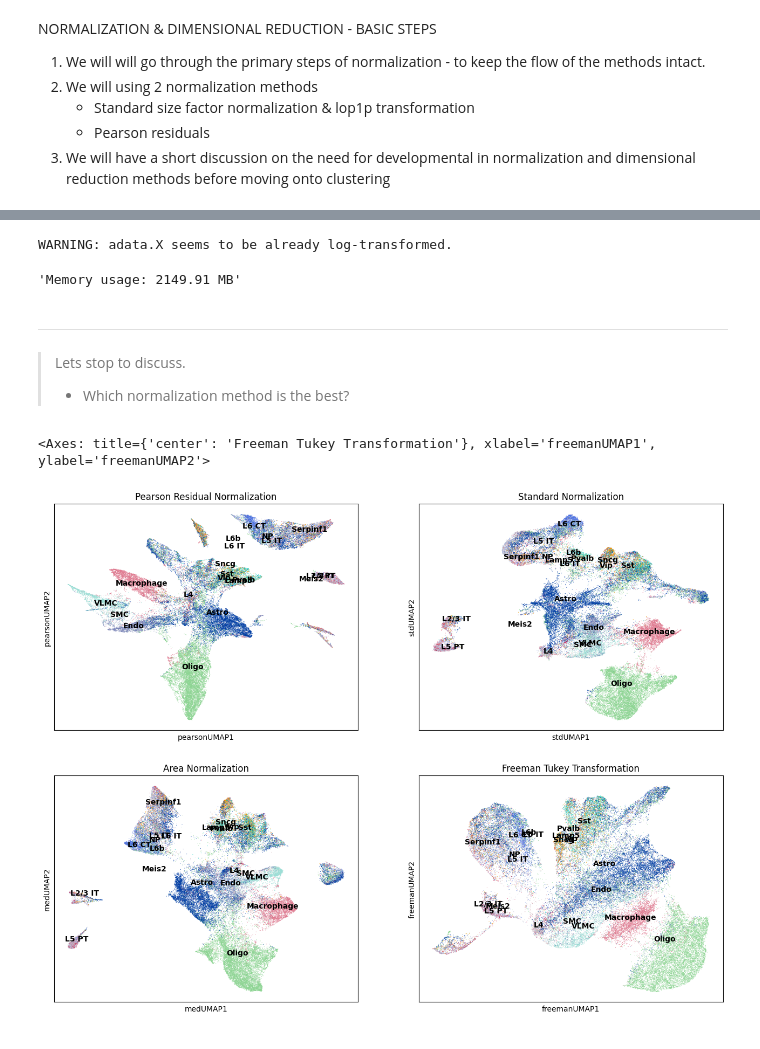
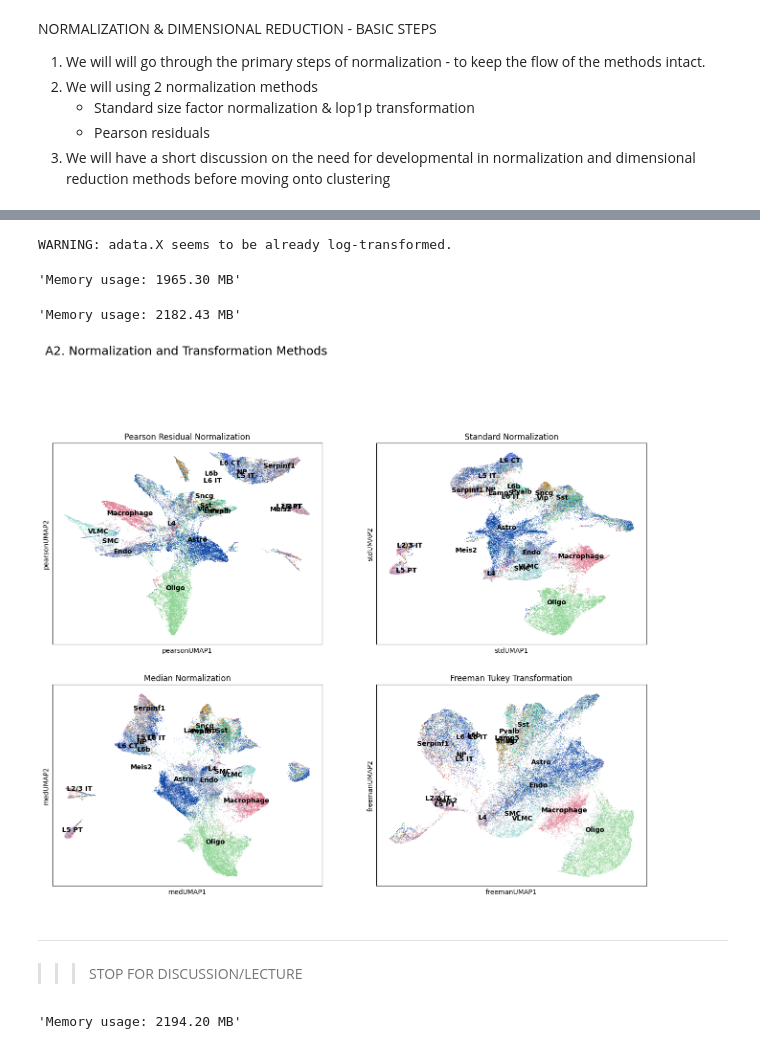
Before and after one commit to dr-sayyadhury/spatial_analysis_workshop_iso2024, a Jupyter notebook: scripts/module3/module3___building_your_spatial_model_script01.ipynb, the cells around one changed output, grey strips where cells are left out. Cells and saved outputs as stored; diff of their text form; code cells hidden in the pictures.

```diff
--- a/scripts/module3/module3___building_your_spatial_model_script01.ipynb
+++ b/scripts/module3/module3___building_your_spatial_model_script01.ipynb
@@ -208,14 +230,10 @@ THINK THESE AFFECT THE COUNTS MODEL DISTRIBUTION AND SUBSEQUENT NORMALIATION MET
 >    * PARTICIPANTS ARE ENCOURAGED TO TRY OUT THESE ALTERNATIVE PACKAGES WHICH GIVES MORE FLEXIBILITY IN PARAMTER TUNING AND TO USE MACHINE LEARNING MODELING TO SPEED PROCESSING AS SINGLE MOLECULE SPATIAL DATASETS ARE MANIFOLD LARGER THAN SINGLE CELL DATASETS
 ---
 # %%
-
 
 # 3. Median size factor normalization
 ### now perform the standard normalization and transformation
 
-'''
-FILL IN THE BLANKS
-'''
 adata.X = adata.raw.X.copy() ### reset the adata.X to the raw data
 median = np.median(adata.X.sum(axis=1)) ### calculate the median of the sum of the adata.X
 
@@ -226,95 +244,96 @@ sc.pp.log1p(adata) ### perform the log1p transformation
 adata.layers['log1p_med'] = adata.X.copy() ### save the normalized and transformed adata.X in the layer
 
 sc.pp.pca(adata, n_comps=9, svd_solver='arpack') ### perform PCA
-adata.obsm['areaPCA'] = adata.obsm['X_pca'].copy() ### save the X_PCA coordinates to another layer labeled stdPCA
+adata.obsm['medPCA'] = adata.obsm['X_pca'].copy() ### save the X_PCA coordinates to another layer labeled stdPCA
 
 sc.pp.neighbors(adata, n_pcs=9, n_neighbors=27) ### find the neighbors
-adata.uns['area_neigh'] = adata.uns['neighbors'] ### save the neighbors in another layer
+adata.uns['med_neigh'] = adata.uns['neighbors'] ### save the neighbors in another layer
 
 sc.tl.umap(adata, neighbors_key='med_neigh', min_dist=0.1, spread=1.0, method='umap', init_pos='spectral') ### perform UMAP
-adata.obsm['areaUMAP'] = adata.obsm['X_umap'].copy() ### save the UMAP coordinates to another layer labeled stdUMAP
+adata.obsm['medUMAP'] = adata.obsm['X_umap'].copy() ### save the UMAP coordinates to another layer labeled stdUMAP
 
 #sc.tl.leiden(adata, resolution=0.3, key_added='std_leiden_0.3')
+
+
+#----------------------------------------------
+ppf.get_memory_usage() ### monitor memory usage
 # %% [output]
 WARNING: adata.X seems to be already log-transformed.
-'Memory usage: 2149.91 MB'
 # %%
 
 # 4. Freeman Tukey transformation
 adata.X = adata.raw.X.copy() ### reset the adata.X to the raw data
 
-'''
-FILL IN THE BLANKS
-'''
 ### use numpy to perform the freeman tukey transformation
 adata.X = np.sqrt(adata.X) + np.sqrt(adata.X+1) ### perform the freeman tukey transformation
 adata.layers['freemanTukey'] = adata.X  ### save the normalized and transformed adata.X in the layer
 
-'''
-FILL IN THE BLANKS
-'''
 sc.pp.pca(adata, n_comps=9, svd_solver='arpack') ### perform PCA
 adata.obsm['freemanPCA'] = adata.obsm['X_pca'].copy() ### save the X_PCA coordinates to another layer labeled freemanPCA
 
-'''
-FILL IN THE BLANKS
-'''
 sc.pp.neighbors(adata, n_pcs=9, n_neighbors=27) ### find the neighbors
 adata.uns['freeman_neigh'] = adata.uns['neighbors'] ### save the neighbors in another layer
 sc.tl.umap(adata, neighbors_key='freeman_neigh', min_dist=0.1, spread=1.0, method='umap', init_pos='spectral') ### perform UMAP
 adata.obsm['freemanUMAP'] = adata.obsm['X_umap'].copy() ### save the UMAP coordinates to another layer labeled freemanUMAP
 
 
+#----------------------------------------------
 ppf.get_memory_usage() ### monitor memory usage
+# %% [output]
+'Memory usage: 1965.30 MB'
-# %% [markdown]
----
-> Lets stop to discuss.
->   * Which normalization method is the best?
 # %%
+
 fig, axes = plt.subplots(2, 2, figsize=(16, 12))
 axes = axes.flatten()
 
+fig.suptitle('A2. Normalization and Transformation Methods', fontsize=18, y=1.05, x=0.3)
 sc.pl.embedding(adata, basis='pearsonUMAP',
                 color='cell_label',
                 title='Pearson Residual Normalization',
                 legend_loc='on data',
                 ax=axes[0],
                 show=False)
 
 sc.pl.embedding(adata,
                 basis='stdUMAP',
                 color='cell_label',
                 title='Standard Normalization',
                 legend_loc='on data',
                 ax=axes[1],
                 show=False)
 
 sc.pl.embedding(adata,
                 basis='medUMAP',
                 color='cell_label',
                 title='Median Normalization',
                 legend_loc='on data',
                 ax=axes[2],
                 show=False)
 
 sc.pl.embedding(adata,
                 basis='freemanUMAP',
                 color='cell_label',
                 title='Freeman Tukey Transformation',
                 legend_loc='on data',
                 ax=axes[3],
                 show=False)
 
-plt.savefig(out+'module3/figures/figure02_normalization_transformations_4methods.png', dpi=300)
+plt.savefig(out+'module3/figures/figure02_a2.normalization_transformations_4methods.png', dpi=300)
+
+
+
+
+#----------------------------------------------
+ppf.get_memory_usage() ### monitor memory usage
 # %% [output]
-<Axes: title={'center': 'Freeman Tukey Transformation'}, xlabel='freemanUMAP1', ylabel='freemanUMAP2'>
+'Memory usage: 2182.43 MB'
-[figure, old version]
+[figure, new version]
+# %% [markdown]
+---
+>>> STOP FOR DISCUSSION/LECTURE
 # %%
-# 3. Freeman Tukey transformation
+# 5. Freeman Tukey transformation AFTER scaling
 
-'''
-FILL IN THE BLANKS
-'''
 ### use numpy to perform the freeman tukey transformation
 
 adata.X = adata.raw.X.copy() ### reset the adata.X to the raw data
@@ -326,18 +345,18 @@ adata.X = adata.X * (scale_factors[:, np.newaxis])  ### multiply the adata.X by
 adata.X = np.sqrt(adata.X) + np.sqrt(adata.X+1) ### perform the freeman tukey transformation
 adata.layers['freemanTukey_medN'] = adata.X  ### save the normalized and transformed adata.X in the layer
 
-'''
-FILL IN THE BLANKS
-'''
 sc.pp.pca(adata, n_comps=9, svd_solver='arpack') ### perform PCA
 adata.obsm['freeman_medN_PCA'] = adata.obsm['X_pca'].copy() ### save the X_PCA coordinates to another layer labeled freemanPCA
 
-'''
-FILL IN THE BLANKS
-'''
 sc.pp.neighbors(adata, n_pcs=9, n_neighbors=27) ### find the neighbors
 adata.uns['freeman_medN_neigh'] = adata.uns['neighbors'] ### save the neighbors in another layer
 sc.tl.umap(adata, neighbors_key='freeman_medN_neigh', min_dist=0.1, spread=1.0, method='umap', init_pos='spectral') ### perform UMAP
 adata.obsm['freeman_medN_UMAP'] = adata.obsm['X_umap'].copy() ### save the UMAP coordinates to another layer labeled freemanUMAP
+
+
+#----------------------------------------------
+ppf.get_memory_usage() ### monitor memory usage
+# %% [output]
+'Memory usage: 2194.20 MB'
 # %%
 fig, axes = plt.subplots(1, 2, figsize=(16, 6))
```
Also changed, not shown: parts of 14 cells of this notebook, 15 other files.
